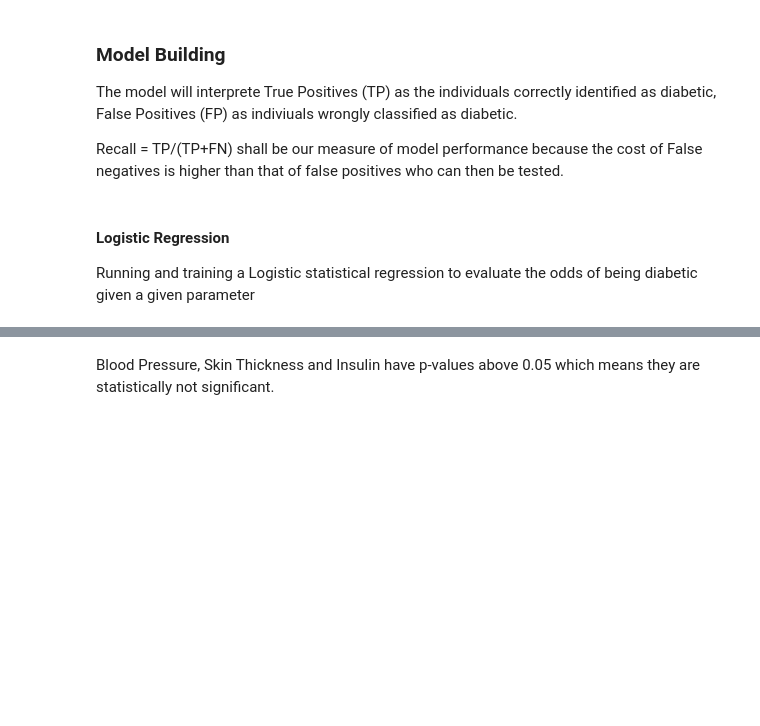
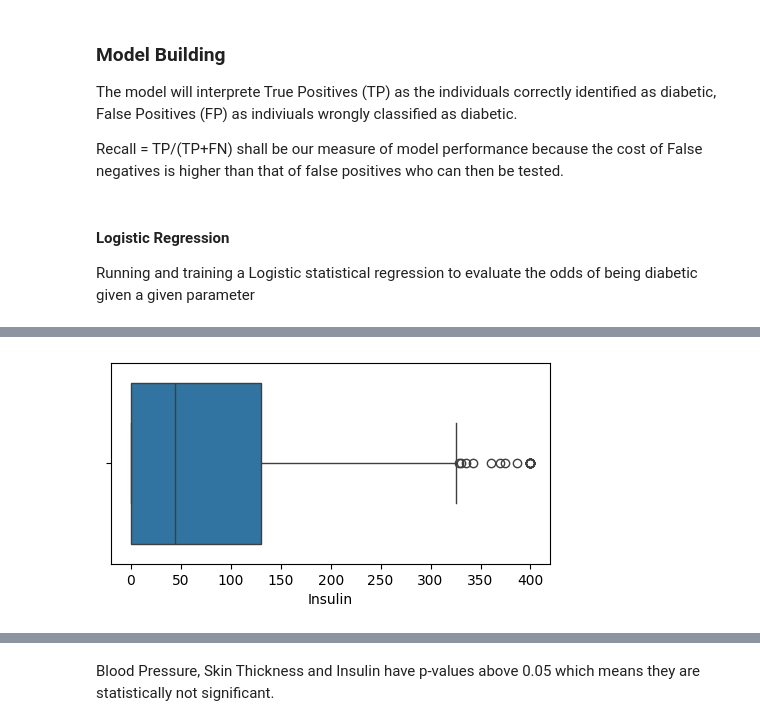
Before and after one commit to royssentongo/Own_projects, a Jupyter notebook: Pima_Diabetes.ipynb, the cells around one changed output, grey strips where cells are left out. Saved outputs shown, nothing was run; the diff lists cells and outputs as text; code cells hidden in the pictures; blank space fills up the shorter version.

```diff
--- a/Pima_Diabetes.ipynb
+++ b/Pima_Diabetes.ipynb
@@ -753,0 +859,4 @@ from statsmodels.tools.tools import add_constant
+# %%
+treat_outliers(X_stat_train,X_stat_train,'Insulin',Q1=None,Q3=400)
+# %% [output]
+[figure, added]
```
Also changed, not shown: parts of 21 cells of this notebook.
